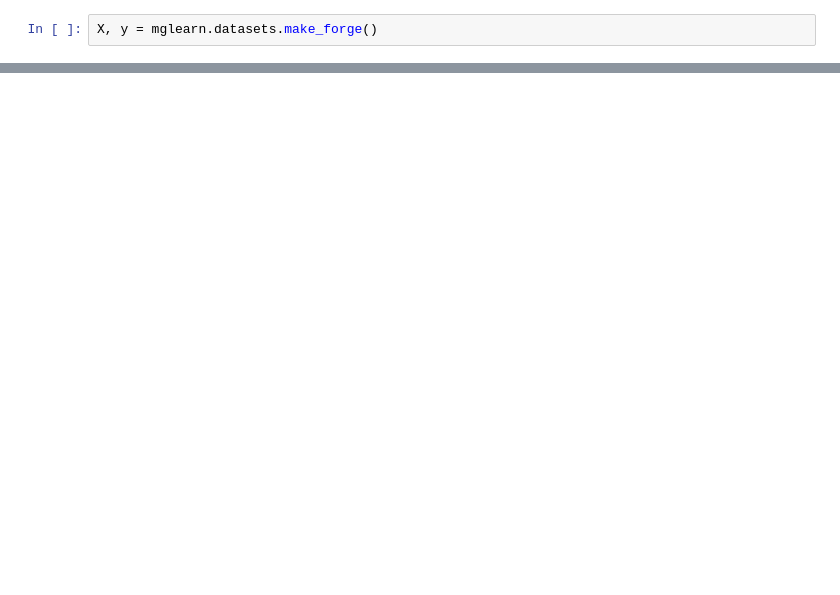
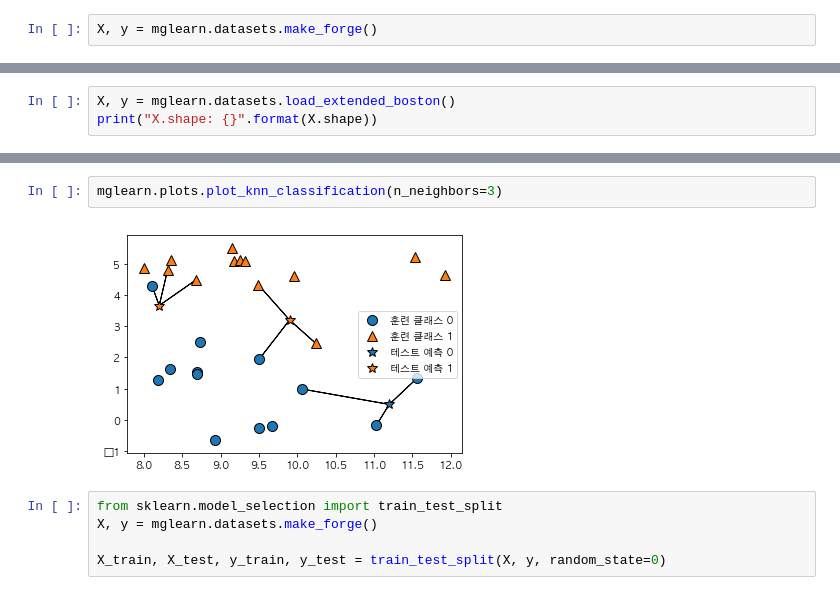
Before and after one commit to ronaldseoh/introduction_to_ml_with_python, a Jupyter notebook: 02-supervised-learning_ronaldseoh.ipynb, the cells around one changed output, grey strips where cells are left out. Drawn from its saved outputs; the diff is of its cells as text; blank space fills up the shorter version.

Commit message:
chapter 2: k-nearest neighbor classification

```diff
--- a/02-supervised-learning_ronaldseoh.ipynb
+++ b/02-supervised-learning_ronaldseoh.ipynb
@@ -17,0 +66,3 @@ X.shape: (26, 2)
+# %%
+X, y = mglearn.datasets.load_extended_boston()
+print("X.shape: {}".format(X.shape))
@@ -17,0 +75,9 @@ X.shape: (26, 2)
+# %%
+mglearn.plots.plot_knn_classification(n_neighbors=3)
+# %% [output]
+[figure, added]
+# %%
+from sklearn.model_selection import train_test_split
+X, y = mglearn.datasets.make_forge()
+
+X_train, X_test, y_train, y_test = train_test_split(X, y, random_state=0)
```
Also changed, not shown: parts of 16 cells of this notebook.
